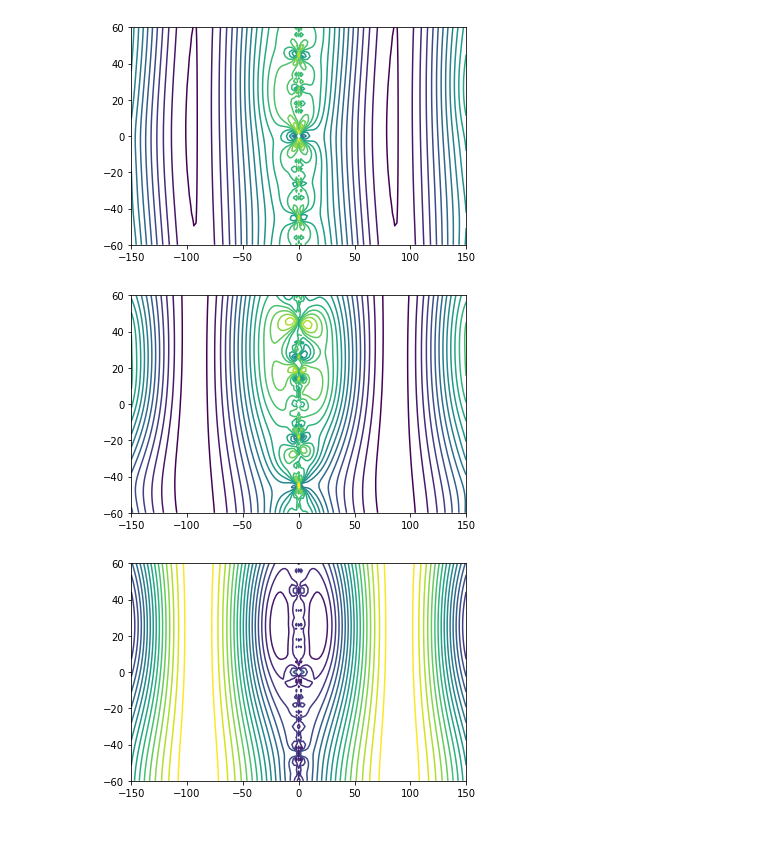
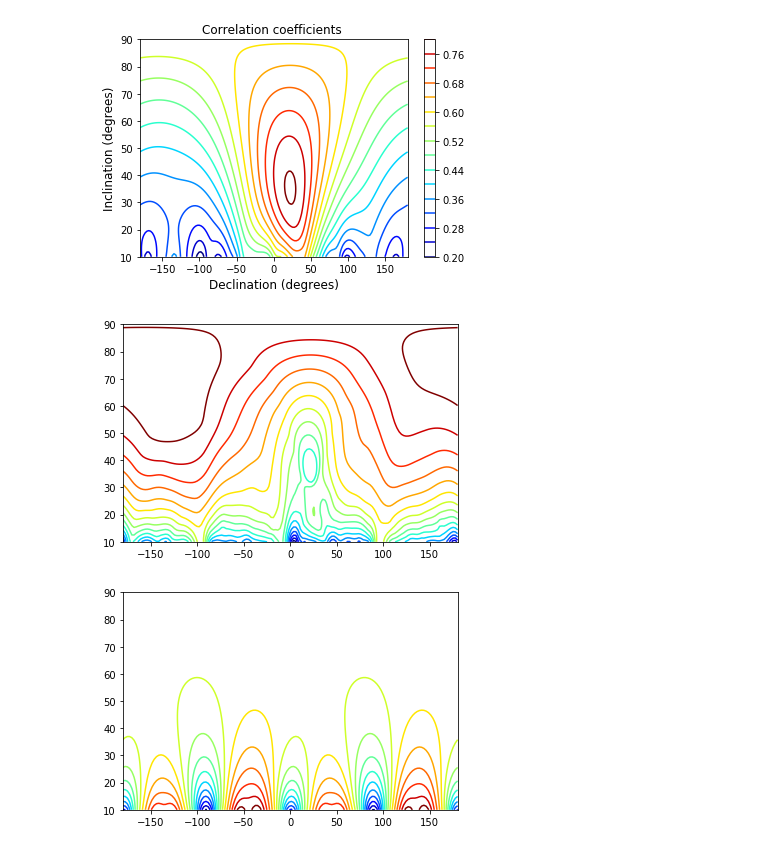
Before and after one commit to nelsondelimar/master, a Jupyter notebook: notebooks/correlation.ipynb, the cells around one changed output. Saved outputs shown, nothing was run; the diff lists cells and outputs as text; code cells hidden in the pictures.

Commit message:
changes in correlation notebook. Bug fixed

```diff
--- a/notebooks/correlation.ipynb
+++ b/notebooks/correlation.ipynb
@@ -27,7 +27,7 @@ def cc(data1, data2):
     return cc
 # %%
 # Defines number of points
-x = np.linspace(-1000, 1000, 50)
+x = np.linspace(-1000, 1000, 200)
 y = x
 z = -10.#np.random.normal(loc = -10., scale = 0.5, size = x.size)
 
@@ -42,8 +42,8 @@ gz = gmc.prism_gz(X, Y, z, modelgrav)
 tf = gmc.prism_tf(X, Y, z, modelmag, [35., 22.], [-45., 30])
 # %%
 # Create the intervals for inclination and declination
-inc = np.linspace(-150., 150., 151)
-dec = np.linspace(-60., 60., 61)
+inc = np.linspace(10., 90., 100)
+dec = np.linspace(-180., +180., 150)
 
 ni, nd = inc.size, dec.size
 # Create the grid
@@ -55,26 +55,31 @@ res2 = np.zeros([ni, nd])
 res3 = np.zeros([ni, nd])
 for j in range(nd):
     for i in range(ni):
-        rtp = df.reduction(x, y, tf, (inc[i], dec[j]), (inc[i], dec[j]), (90., 0.), (90., 0.))
-        hga = df.totalgrad(x, y, tf)
-        tilt = df.tilt(x, y, tf)
-        dz = df.zderiv(x, y, tf, 1)
+        rtp = df.reduction(x, y, tf,(-45.0, 30,0), (inc[i], dec[j]), (90., 0.), (90., 0.))
+        hga = df.totalgrad(x, y, rtp)
+        tilt = df.tilt(x, y, rtp)
+        dz = df.zderiv(x, y, rtp, 1)
         res1[i,j] = cc(rtp, hga)
         res2[i,j] = cc(rtp, tilt)
         res3[i,j] = cc(rtp, dz)
 # %%
 plt.figure()
-plt.contour(Inc, Dec, res1, 20)
+plt.contour(Dec, Inc, res1, 20,cmap = plt.cm.jet)
+plt.title('Correlation coefficients ', fontsize = 12)
+plt.xlabel('Declination (degrees)',fontsize = 12)
+plt.ylabel('Inclination (degrees)',fontsize = 12)
+plt.colorbar()
 plt.show()
 
 plt.figure()
-plt.contour(Inc, Dec, res2, 20)
+plt.contour(Dec, Inc, res2, 20,cmap = plt.cm.jet)
+plt.colorbar
 plt.show()
 
 plt.figure()
-plt.contour(Inc, Dec, res3, 20)
+plt.contour(Dec, Inc, res3, 20,cmap = plt.cm.jet)
 plt.show()
 # %% [output]
-[figure, old version]
+[figure, new version]
-[figure, old version]
+[figure, new version]
-[figure, old version]
+[figure, new version]
```
